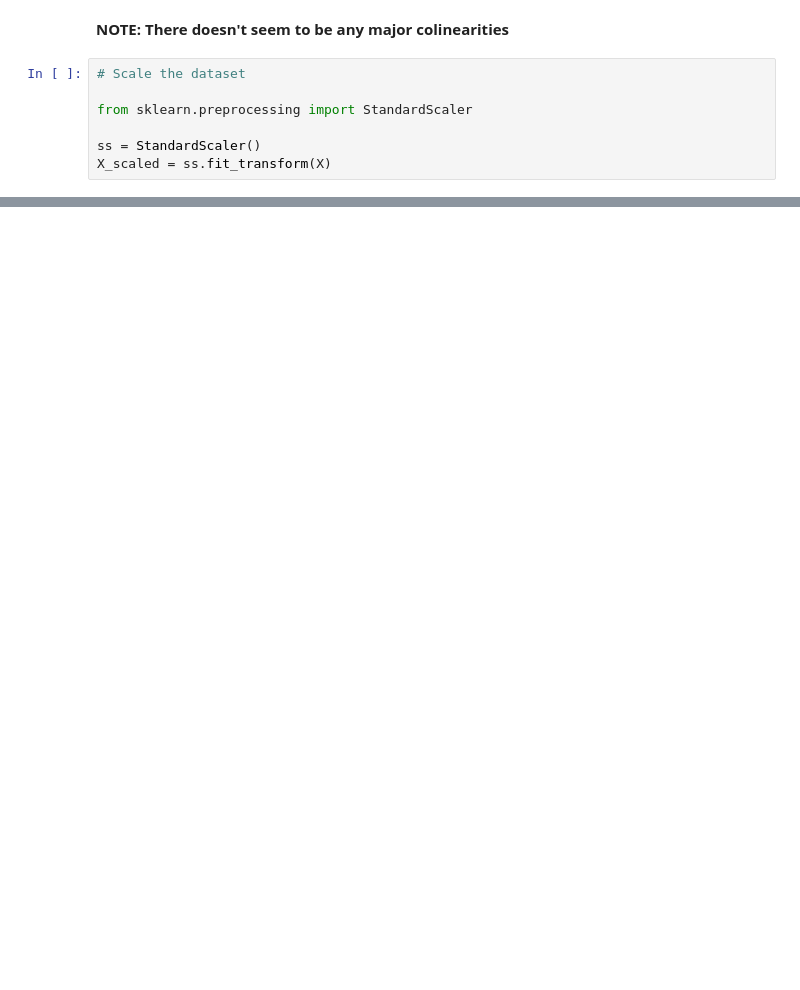
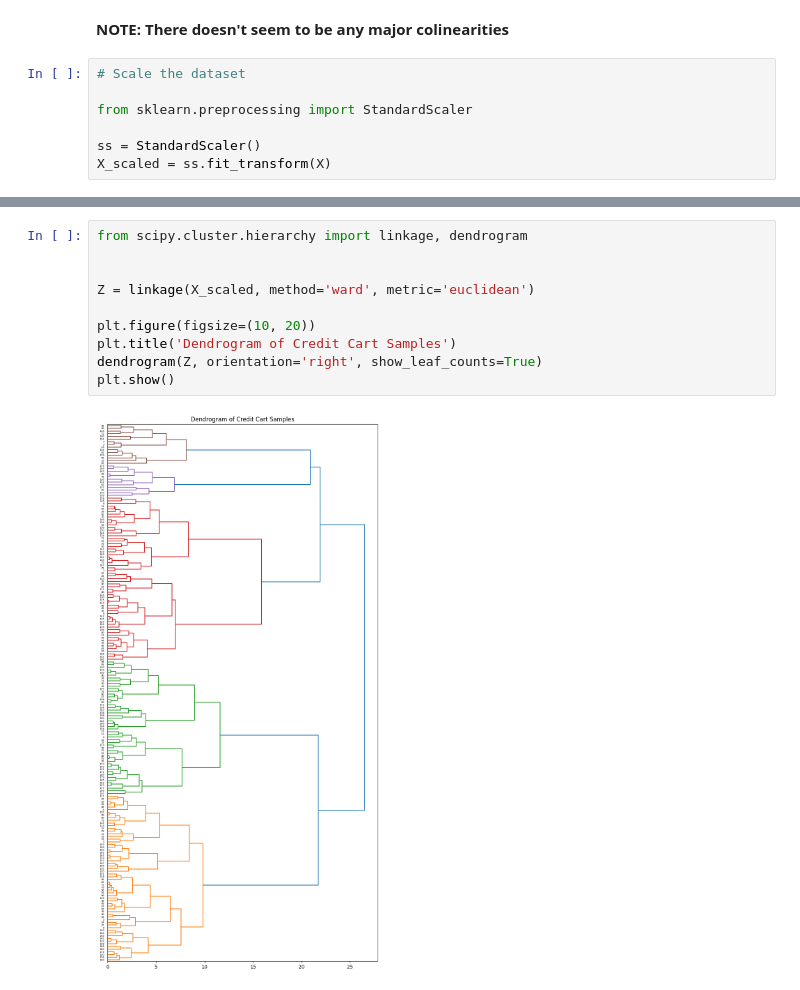
Before and after one commit to hxza1fa/AI-Internship, a Jupyter notebook: week4/machine-learning/unsupervised/mall-customer-clustering.ipynb, the cells around one changed output, grey strips where cells are left out. Saved outputs shown, nothing was run; the diff lists cells and outputs as text; blank space fills up the shorter version.

Commit message:
Hierarchical clustering dataset + analysis + pca practice

```diff
--- a/week4/machine-learning/unsupervised/mall-customer-clustering.ipynb
+++ b/week4/machine-learning/unsupervised/mall-customer-clustering.ipynb
@@ -150,0 +206,12 @@ X_scaled = ss.fit_transform(X)
+# %%
+from scipy.cluster.hierarchy import linkage, dendrogram
+
+
+Z = linkage(X_scaled, method='ward', metric='euclidean')
+
+plt.figure(figsize=(10, 20))
+plt.title('Dendrogram of Credit Cart Samples')
+dendrogram(Z, orientation='right', show_leaf_counts=True)
+plt.show()
+# %% [output]
+[figure, added]
```
Also changed, not shown: parts of 13 cells of this notebook.
